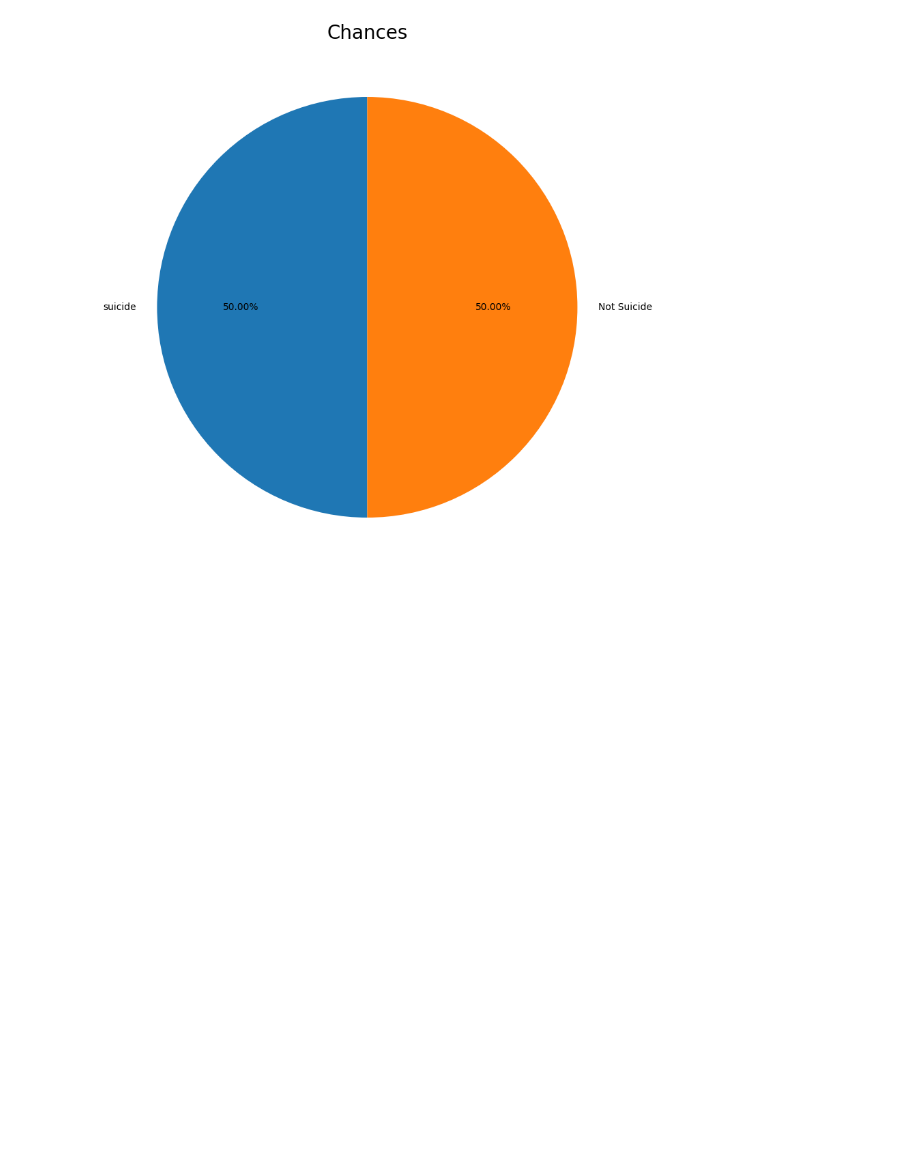
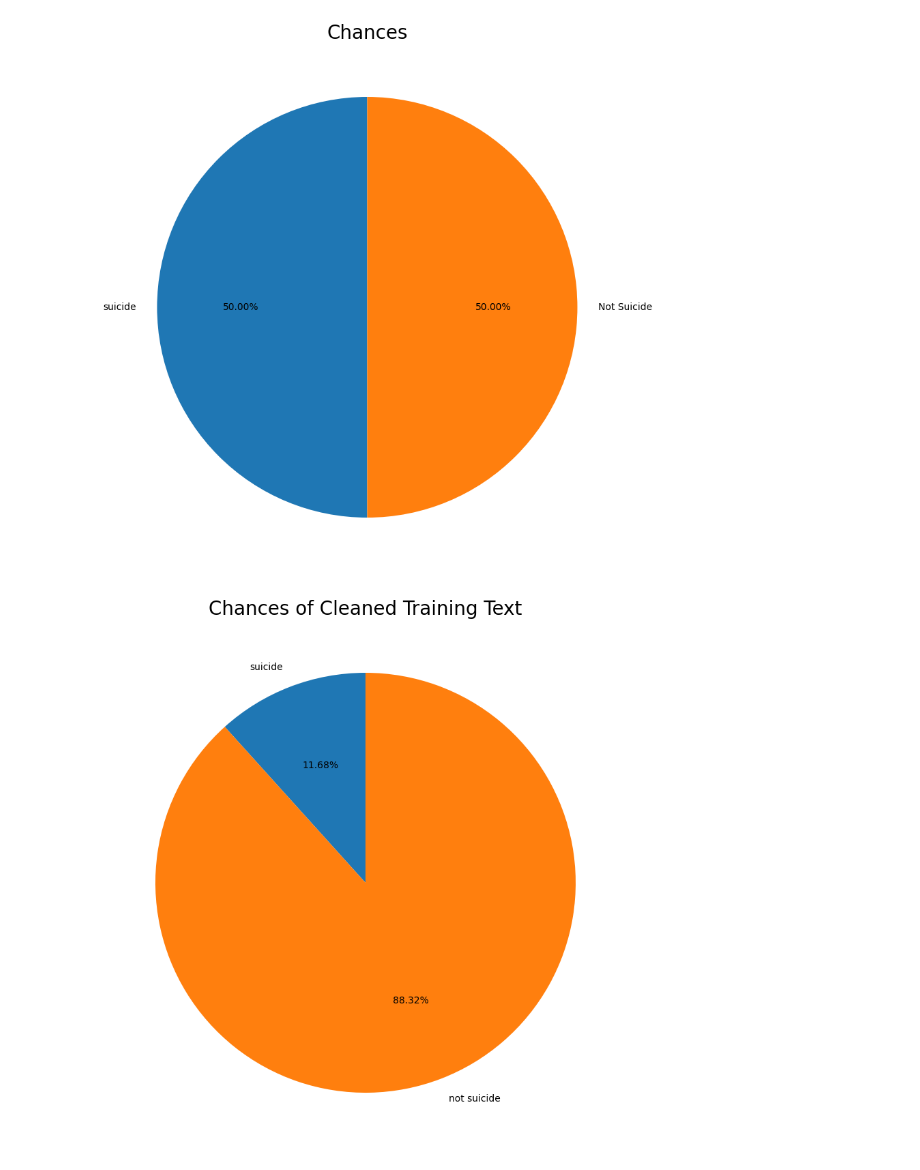
Before and after one commit to SamanthaGuillemette/SOEN471-PROJECT, a Jupyter notebook: TestFile.ipynb, the cells around one changed output. Cells and saved outputs as stored; diff of their text form; code cells hidden in the pictures; blank space fills up the shorter version.

```diff
--- a/TestFile.ipynb
+++ b/TestFile.ipynb
@@ -67,3 +67,17 @@ train_data,test_data=dms.train_test_split(dask,test_size=0.2,random_state=10, sh
 # %%
 cleaned_train_text,train_text_length=clean_text(train_data.text.compute())
 cleaned_test_text,test_text_length=clean_text(test_data.text.compute())
+# %%
+# Count the number of texts containing the word "suicide" in the cleaned training data
+suicide_count = sum("suicide" in text for text in cleaned_train_text)
+
+# Count the number of texts not containing the word "suicide" in the cleaned training data
+not_suicide_count = len(cleaned_train_text) - suicide_count
+
+# Create a pie plot of the counts
+plt.figure(figsize=(12,10))
+plt.pie([suicide_count, not_suicide_count], startangle=90, autopct='%0.2f%%', labels=['suicide', 'not suicide'])
+plt.title('Chances of Cleaned Training Text', fontdict={'size':20})
+plt.show()
+# %% [output]
+[figure, added]
```
Also changed, not shown: parts of 2 cells of this notebook.
